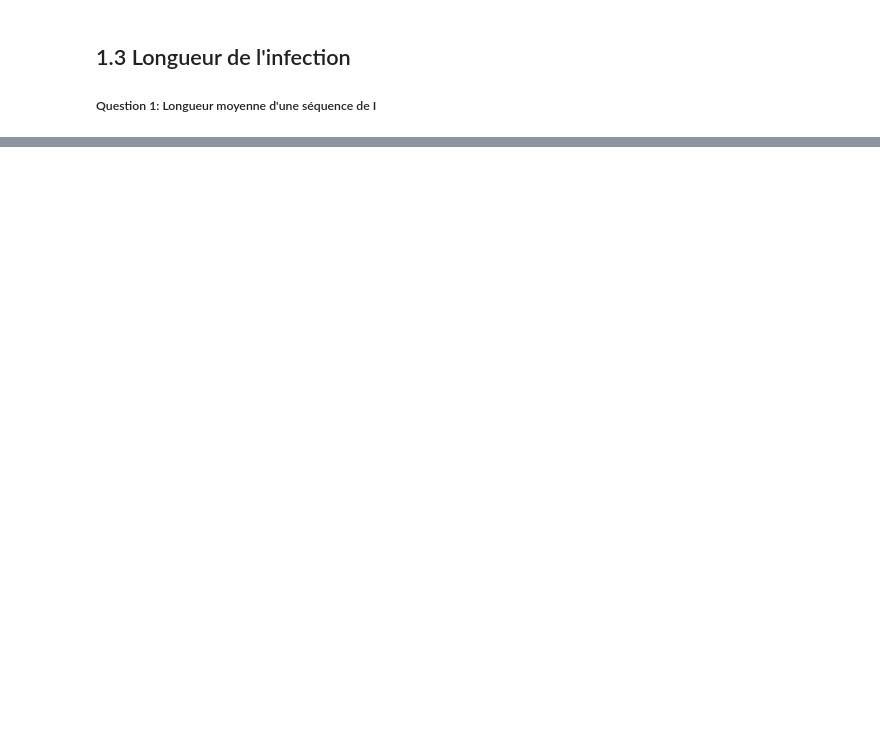
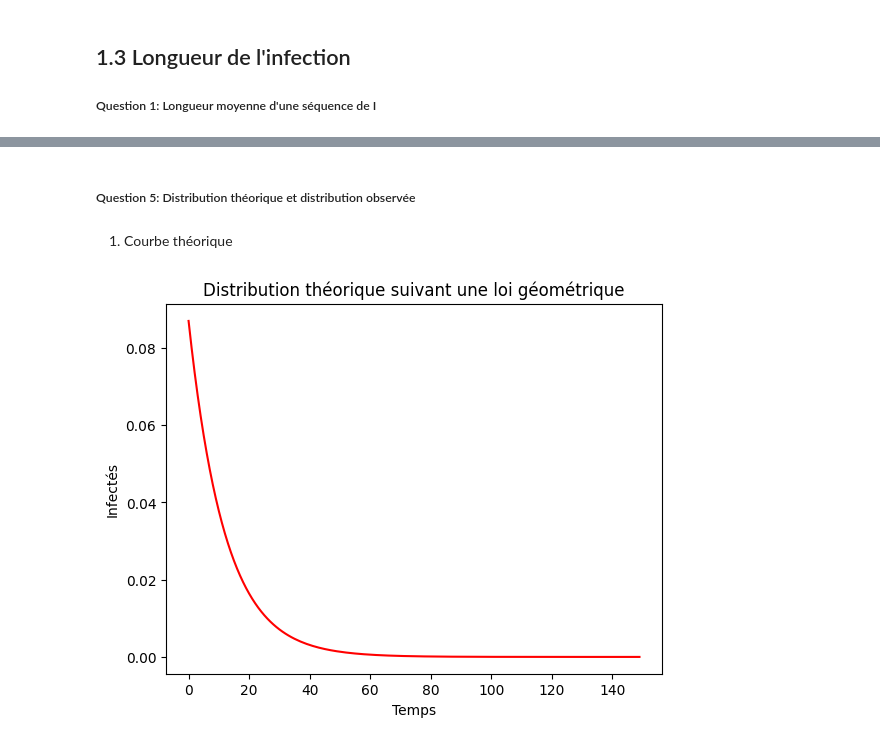
Before and after one commit to maelodie/markov, a Jupyter notebook: markov.ipynb, the cells around one changed output, grey strips where cells are left out. Saved outputs shown, nothing was run; the diff lists cells and outputs as text; code cells hidden in the pictures; blank space fills up the shorter version.

```diff
--- a/markov.ipynb
+++ b/markov.ipynb
@@ -268,0 +308,25 @@ longueur_I_obs(300)
+# %% [markdown]
+##### Question 5: Distribution théorique et distribution observée
+# %% [markdown]
+1. Courbe théorique
+# %%
+def geometrique(p, k):
+    return (1 - p)**(k - 1) * p
+
+def distribution_th(temps, p):
+    return [geometrique(p,k) for k in range(temps)]
+
+def courbe_dist_theorique(list_distribution):
+    x = np.arange(len(list_distribution))
+    y = list_distribution
+    plt.plot(x, y, color='red')
+
+    plt.title('Distribution théorique suivant une loi géométrique')
+    plt.xlabel('Temps')
+    plt.ylabel("Infectés")
+    plt.show()
+
+dist_th = distribution_th(150, 0.08)
+courbe_dist_theorique(dist_th)
+# %% [output]
+[figure, added]
```
Also changed, not shown: parts of 10 cells of this notebook.
